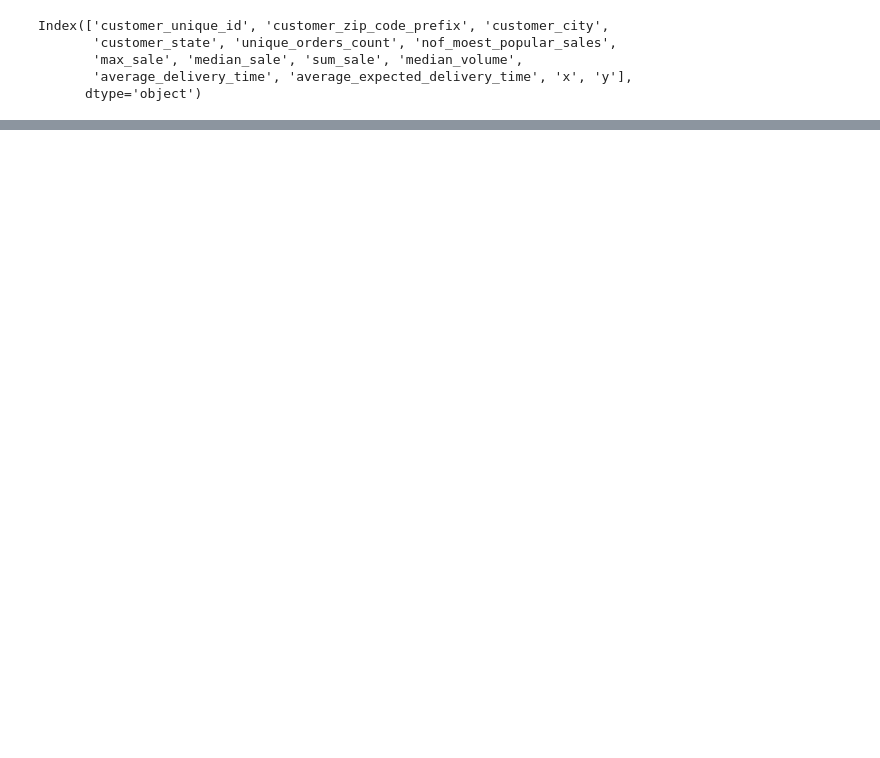
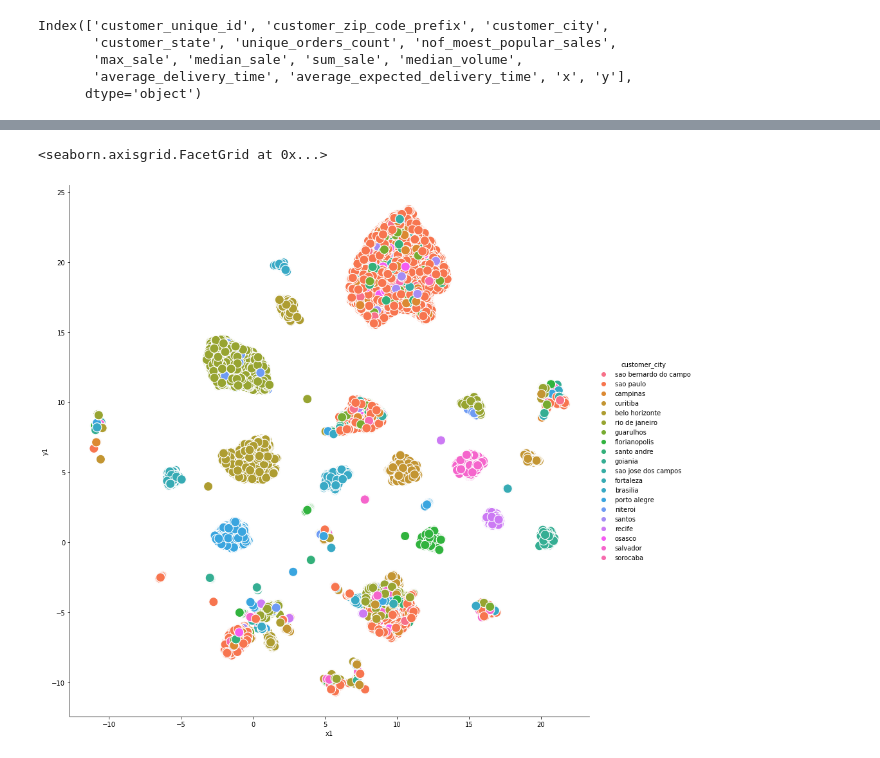
Before and after one commit to finloop/data-science-notebooks, a Jupyter notebook: e_commerce/e-commerce-anomaly-detection.ipynb, the cells around one changed output, grey strips where cells are left out. Drawn from its saved outputs; the diff is of its cells as text; code cells hidden in the pictures; blank space fills up the shorter version.

```diff
--- a/e_commerce/e-commerce-anomaly-detection.ipynb
+++ b/e_commerce/e-commerce-anomaly-detection.ipynb
@@ -324,0 +350,18 @@ Index(['customer_unique_id', 'customer_zip_code_prefix', 'customer_city',
+# %%
+df2['x1'] = smapper[:,0]
+df2['y1'] = smapper[:,1]
+# %%
+groupby_col="customer_city"
+
+countries = df2.groupby(groupby_col).count().sort_values('customer_state', ascending=False).iloc[0:20,:].reset_index()[groupby_col].array
+
+sns.relplot(
+    data = df2.loc[df2[groupby_col].isin(countries)],
+    x = "x1",
+    y = "y1",
+    hue = groupby_col,
+    height = 12,
+    s=200)
+# %% [output]
+<seaborn.axisgrid.FacetGrid at 0x...>
+[figure, added]
```
Also changed, not shown: parts of 16 cells of this notebook, 1 other file.
